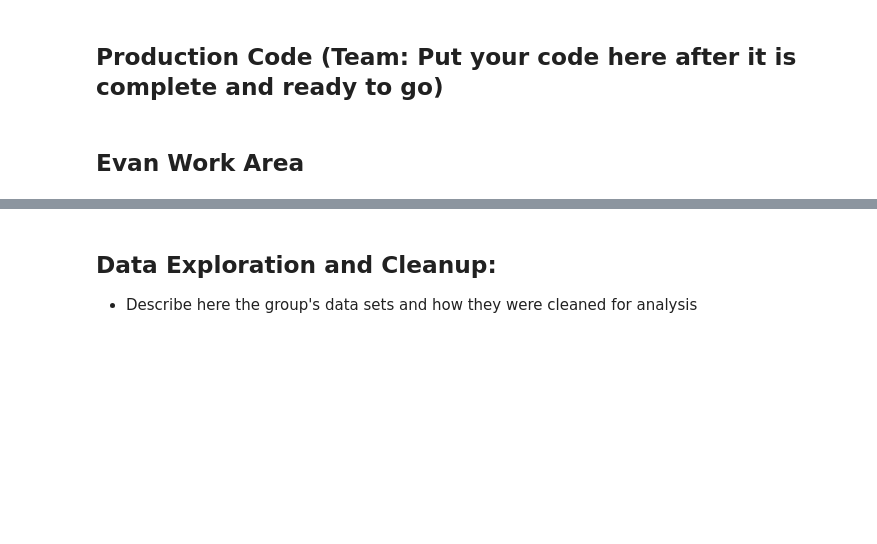
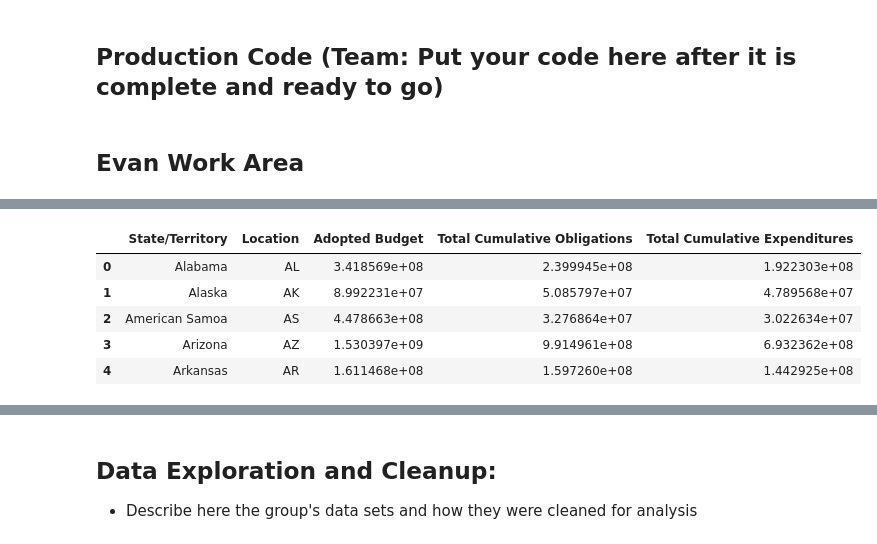
Before and after one commit to Evdawg/Project_1_Covid_Data, a Jupyter notebook: Project_1_covid.ipynb, the cells around one changed output, grey strips where cells are left out. Drawn from its saved outputs; the diff is of its cells as text; code cells hidden in the pictures; blank space fills up the shorter version.

```diff
--- a/Project_1_covid.ipynb
+++ b/Project_1_covid.ipynb
@@ -53,0 +167,13 @@ state_spending_df = # vaccine_projects_df.groupby(['State/Territory']).sum(['Ado
+# %%
+# Try to group the filtered dataframe by state, summing applicable $ value columns
+    ## if we get errors, then we need to clean columns causing errors.
+    ## eg) 'Adopted Budget' column has values containing "-". This might prevent the .sum() function from working
+
+# example) covid_projects_df.groupby(['State/Territory']).sum(['Adopted Budget', 'Total Cumulative Obligations', 'Total Cumulative Expenditures'])
+
+
+state_spending_df = covid_projects_df.groupby(['State/Territory'], as_index=False).sum(['Adopted Budget', 'Total Cumulative Obligations',
+                                                                        'Total Cumulative Expenditures'])
+
+print(f'The column headers for the state_spending_df are:\n\n {state_spending_df.columns}')
+state_spending_df.head()
@@ -53,0 +192,77 @@ state_spending_df = # vaccine_projects_df.groupby(['State/Territory']).sum(['Ado
+# %%
+# Add column of state name abbreviations:
+# source: https://gist.github.com/rogerallen/1583593
+
+us_state_to_abbrev = {
+    "Alabama": "AL",
+    "Alaska": "AK",
+    "Arizona": "AZ",
+    "Arkansas": "AR",
+    "California": "CA",
+    "Colorado": "CO",
+    "Connecticut": "CT",
+    "Delaware": "DE",
+    "Florida": "FL",
+    "Georgia": "GA",
+    "Hawaii": "HI",
+    "Idaho": "ID",
+    "Illinois": "IL",
+    "Indiana": "IN",
+    "Iowa": "IA",
+    "Kansas": "KS",
+    "Kentucky": "KY",
+    "Louisiana": "LA",
+    "Maine": "ME",
+    "Maryland": "MD",
+    "Massachusetts": "MA",
+    "Michigan": "MI",
+    "Minnesota": "MN",
+    "Mississippi": "MS",
+    "Missouri": "MO",
+    "Montana": "MT",
+    "Nebraska": "NE",
+    "Nevada": "NV",
+    "New Hampshire": "NH",
+    "New Jersey": "NJ",
+    "New Mexico": "NM",
+    "New York": "NY",
+    "North Carolina": "NC",
+    "North Dakota": "ND",
+    "Ohio": "OH",
+    "Oklahoma": "OK",
+    "Oregon": "OR",
+    "Pennsylvania": "PA",
+    "Rhode Island": "RI",
+    "South Carolina": "SC",
+    "South Dakota": "SD",
+    "Tennessee": "TN",
+    "Texas": "TX",
+    "Utah": "UT",
+    "Vermont": "VT",
+    "Virginia": "VA",
+    "Washington": "WA",
+    "West Virginia": "WV",
+    "Wisconsin": "WI",
+    "Wyoming": "WY",
+    "District of Columbia": "DC",
+    "American Samoa": "AS",
+    "Guam": "GU",
+    "Northern Mariana Islands": "MP",
+    "Puerto Rico": "PR",
+    "United States Minor Outlying Islands": "UM",
+    "U.S. Virgin Islands": "VI",
+}
+
+# add abbreviated state name column and reorder so the abbrev is after full state name column:
+state_spending_df['Location'] = state_spending_df['State/Territory'].map(us_state_to_abbrev)
+state_spending_df = state_spending_df[['State/Territory', 'Location', 'Adopted Budget',
+                                       'Total Cumulative Obligations', 'Total Cumulative Expenditures']]
+
+state_spending_df.head()
+# %% [output]
+|  | State/Territory | Location | Adopted Budget | Total Cumulative Obligations | Total Cumulative Expenditures |
+| 0 | Alabama | AL | 3.418569e+08 | 2.399945e+08 | 1.922303e+08 |
+| 1 | Alaska | AK | 8.992231e+07 | 5.085797e+07 | 4.789568e+07 |
+| 2 | American Samoa | AS | 4.478663e+08 | 3.276864e+07 | 3.022634e+07 |
+| 3 | Arizona | AZ | 1.530397e+09 | 9.914961e+08 | 6.932362e+08 |
+| 4 | Arkansas | AR | 1.611468e+08 | 1.597260e+08 | 1.442925e+08 |
```
Also changed, not shown: parts of 19 cells of this notebook, 1 other file.
